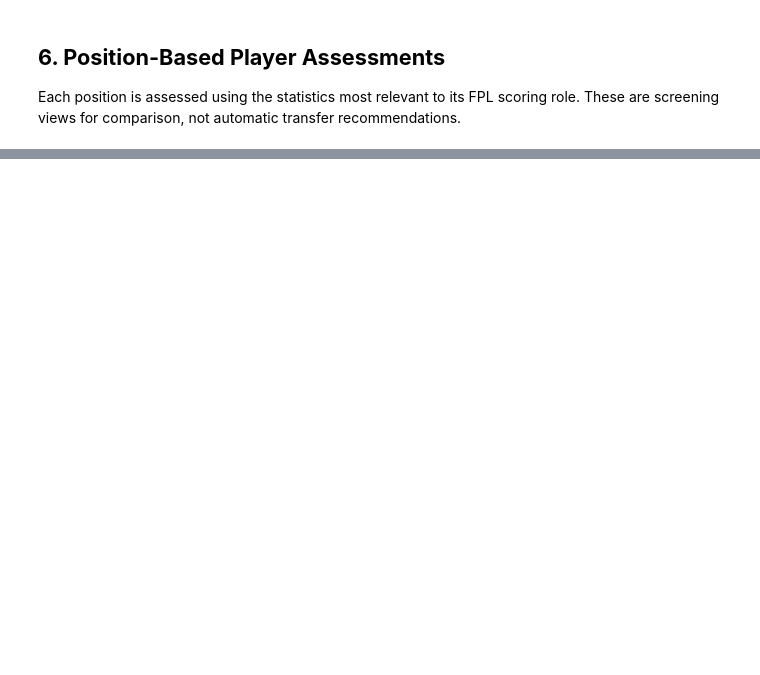
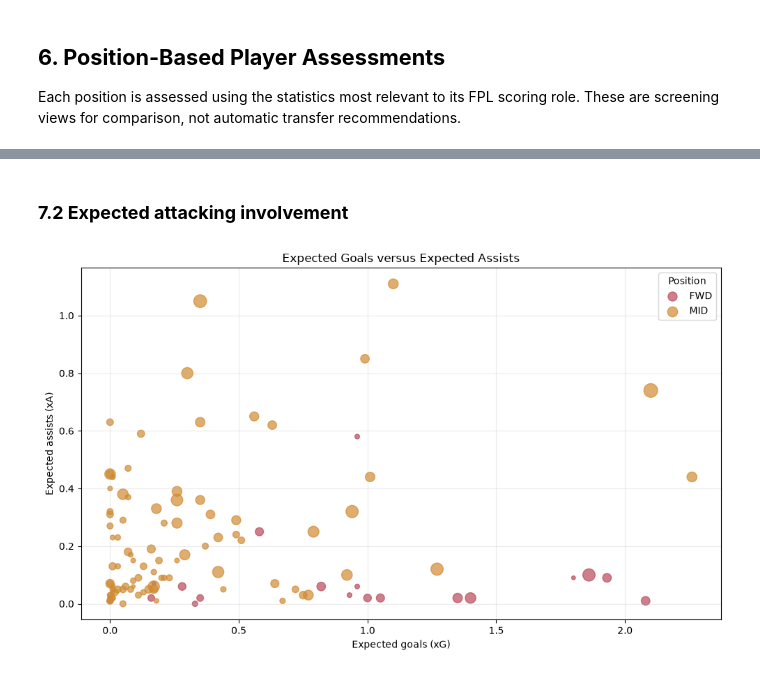
Before and after one commit to Kiletta/FPL-Fantasy-Scout, a Jupyter notebook: Deeper_Player_Scouting.ipynb, the cells around one changed output, grey strips where cells are left out. Cells and saved outputs as stored; diff of their text form; code cells hidden in the pictures; blank space fills up the shorter version.

```diff
--- a/Deeper_Player_Scouting.ipynb
+++ b/Deeper_Player_Scouting.ipynb
@@ -479,0 +523,30 @@ print(attackers[[
+# %% [markdown]
+### **7.2 Expected attacking involvement**
+# %%
+
+attacking_plot = players_df[
+    (players_df["minutes"] >= MIN_MINUTES)
+    & (players_df["position"].isin(["MID", "FWD"]))
+    & (players_df["status"] == "a")
+].copy()
+
+fig, ax = plt.subplots(figsize=(10, 6))
+for position, group in attacking_plot.groupby("position"):
+    ax.scatter(
+        group["xg"],
+        group["xa"],
+        s=group["total_points"].clip(lower=1) * 8,
+        alpha=0.7,
+        label=position,
+        color=position_colors.get(position, "#666666"),
+    )
+
+ax.set_title("Expected Goals versus Expected Assists")
+ax.set_xlabel("Expected goals (xG)")
+ax.set_ylabel("Expected assists (xA)")
+ax.legend(title="Position")
+ax.grid(alpha=0.25)
+plt.tight_layout()
+plt.show()
+# %% [output]
+[figure, added]
```
Also changed, not shown: parts of 23 cells of this notebook.
